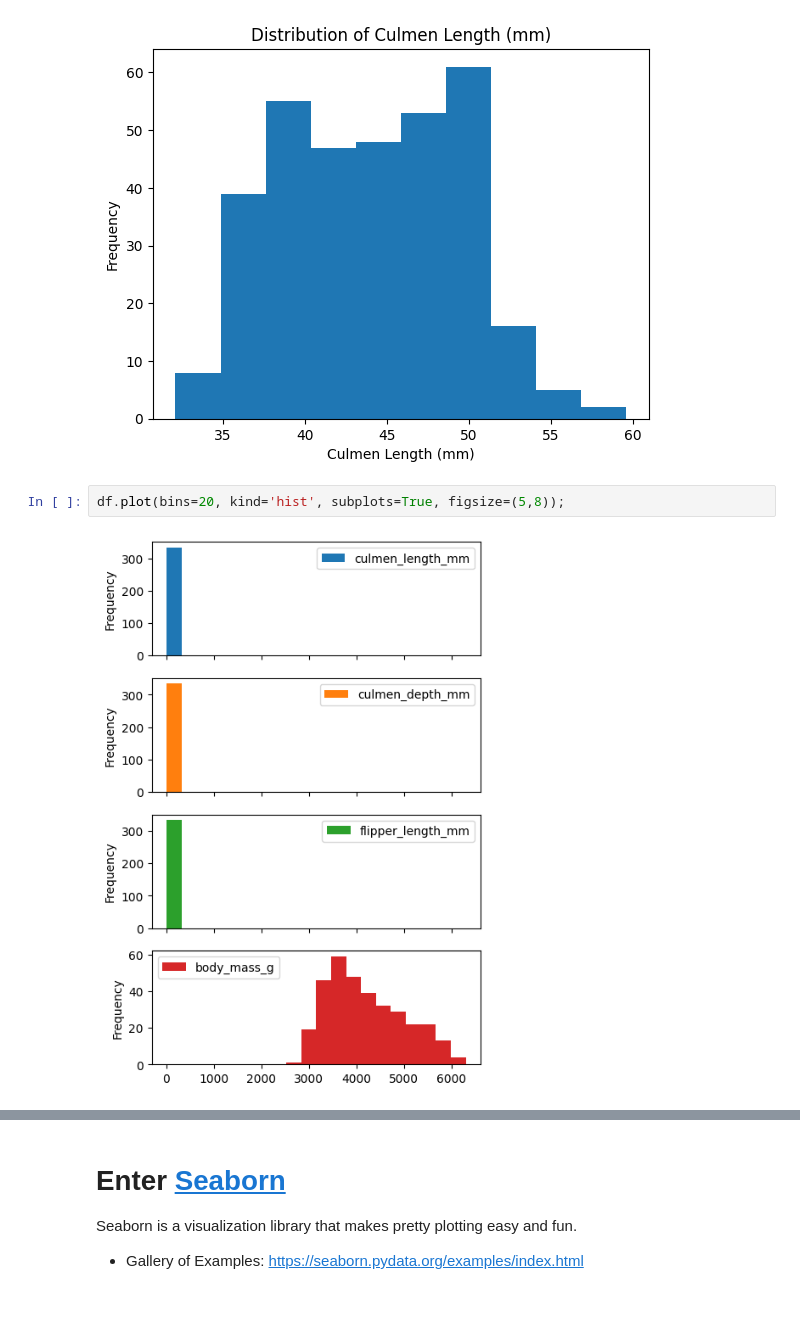
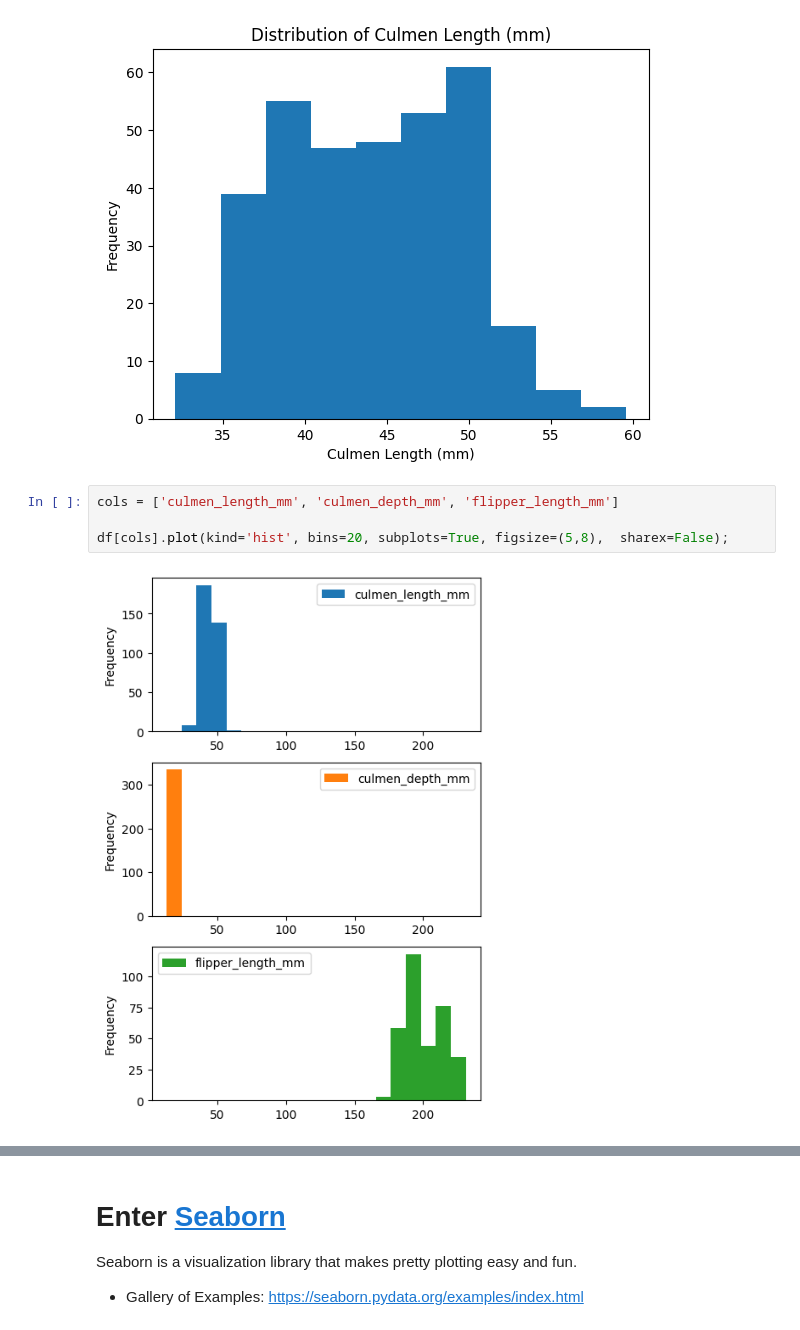
Before and after one commit to tsunar2002/ds-fall-2025-tue, a Jupyter notebook: Week-03-EDA-and-Dashboards/Lecture_penguins.ipynb, the cells around one changed output, grey strips where cells are left out. Drawn from its saved outputs; the diff is of its cells as text.

```diff
--- a/Week-03-EDA-and-Dashboards/Lecture_penguins.ipynb
+++ b/Week-03-EDA-and-Dashboards/Lecture_penguins.ipynb
@@ -285,6 +285,8 @@ df['culmen_length_mm'].plot(kind='hist',
 # %% [output]
 [figure]
 # %%
-df.plot(bins=20, kind='hist', subplots=True, figsize=(5,8));
+cols = ['culmen_length_mm', 'culmen_depth_mm', 'flipper_length_mm']
+
+df[cols].plot(kind='hist', bins=20, subplots=True, figsize=(5,8),  sharex=False);
 # %% [output]
-[figure, old version]
+[figure, new version]
```
Also changed, not shown: parts of 6 cells of this notebook.
